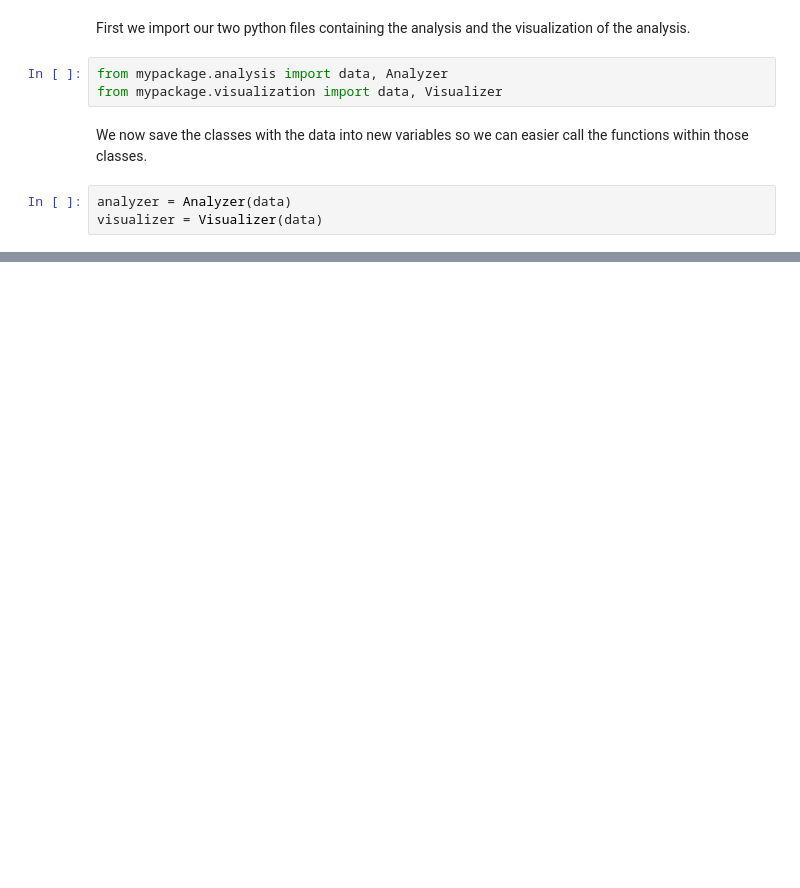
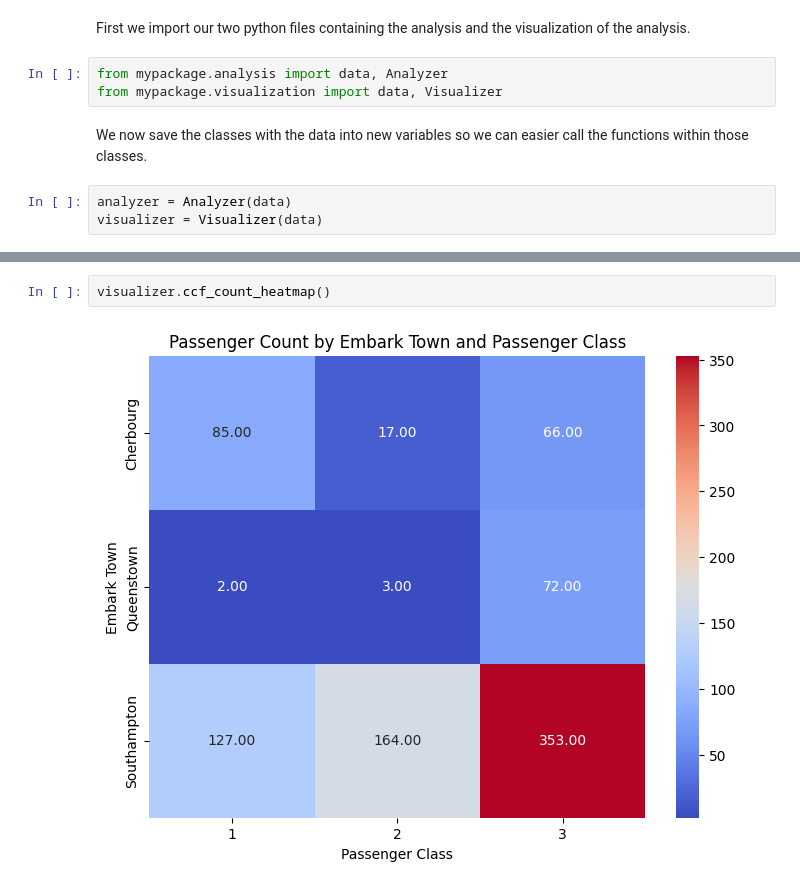
Before and after one commit to ccvnnn/mypackage, a Jupyter notebook: tutorial.ipynb, the cells around one changed output, grey strips where cells are left out. Saved outputs shown, nothing was run; the diff lists cells and outputs as text; blank space fills up the shorter version.

```diff
--- a/tutorial.ipynb
+++ b/tutorial.ipynb
@@ -90,0 +306,4 @@ We first have a look into the `Analyzer` class and its functions.
+# %%
+visualizer.ccf_count_heatmap()
+# %% [output]
+[figure, added]
```
Also changed, not shown: parts of 51 cells of this notebook.
